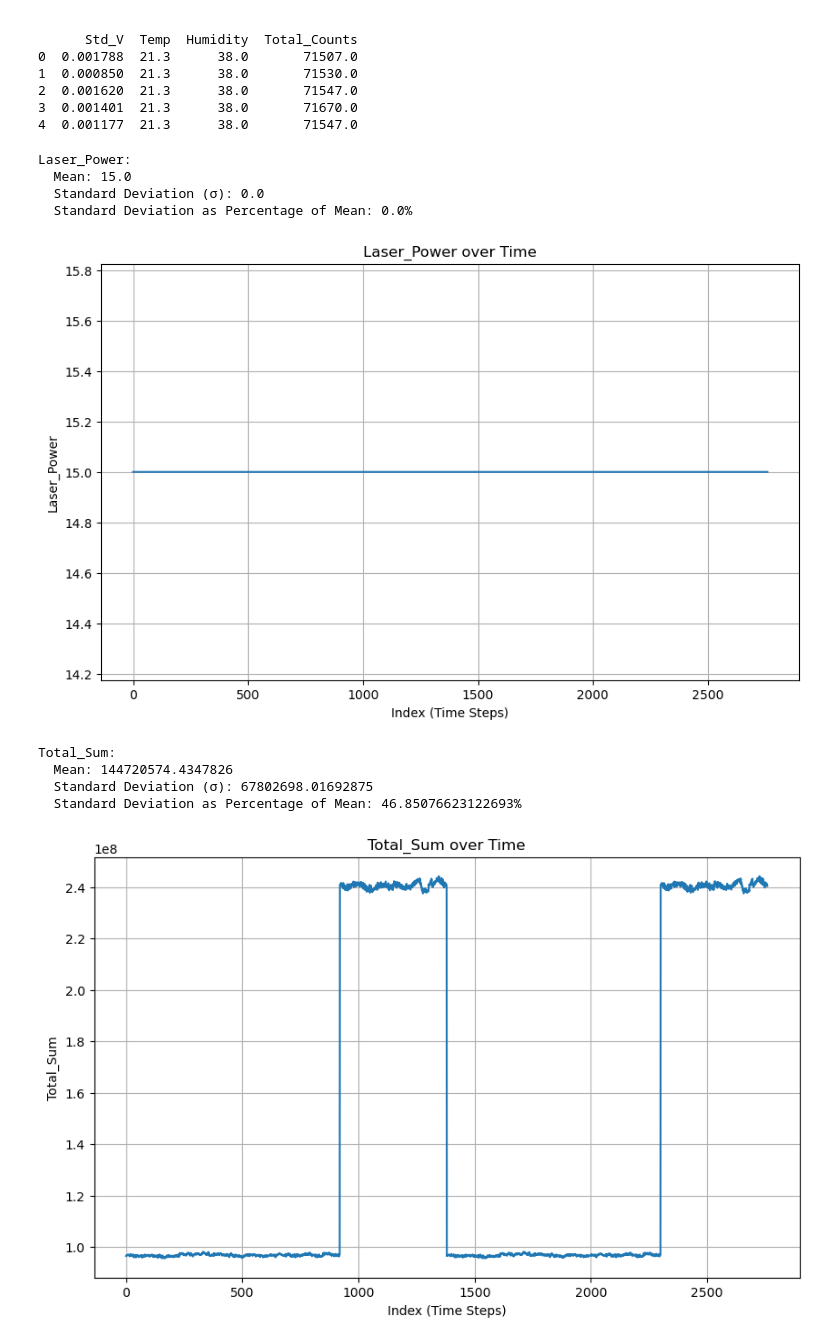
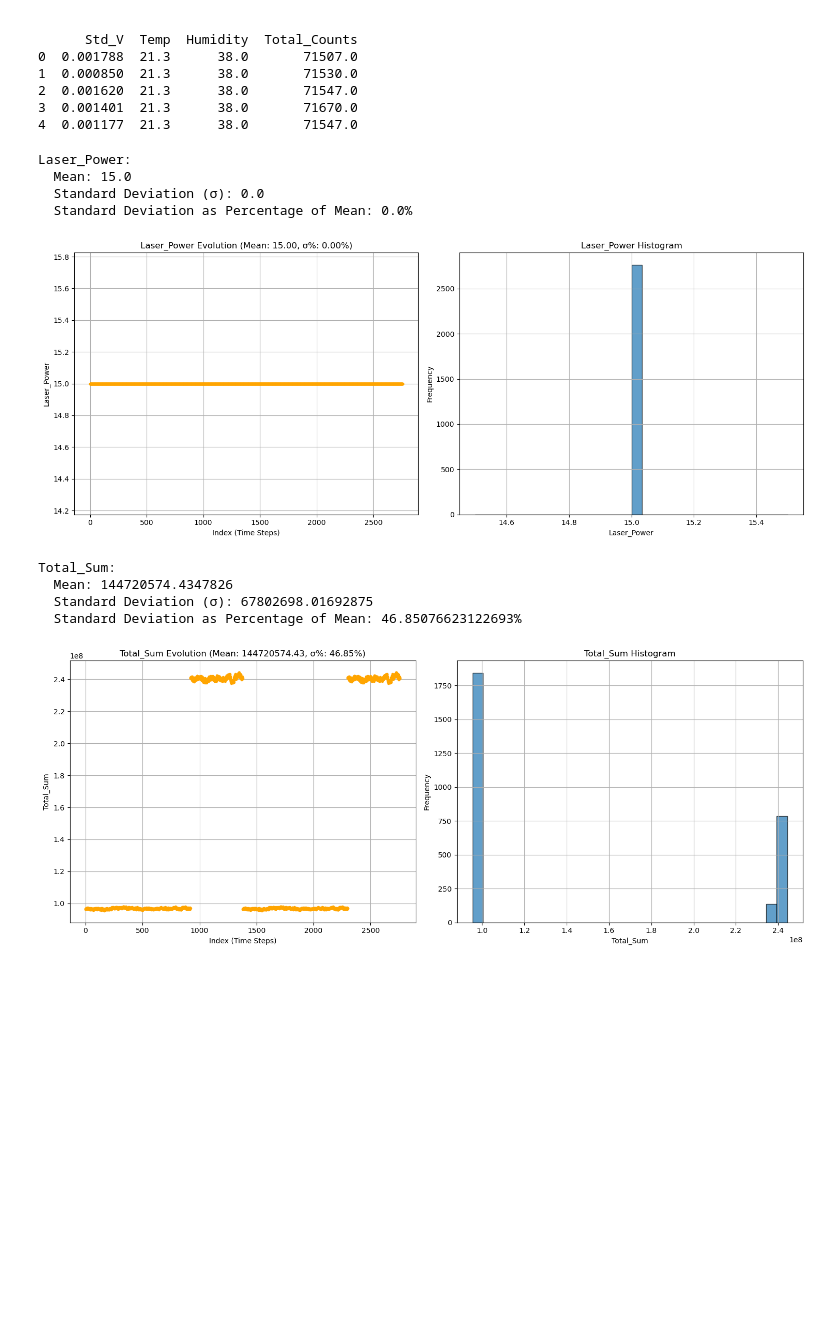
Before and after one commit to IFAEControl/sensors-analysis, a Jupyter notebook: Stability_Board.ipynb, the cells around one changed output. Drawn from its saved outputs; the diff is of its cells as text; code cells hidden in the pictures; blank space fills up the shorter version.

```diff
--- a/Stability_Board.ipynb
+++ b/Stability_Board.ipynb
@@ -54,42 +54,57 @@ ID_4_3.txt
 # %%
 import matplotlib.pyplot as plt
 # Plot each column except 'Date' and 'Time'
 columns_to_plot = ['Laser_Power', 'Total_Sum', 'Total_Sqr', 'V_Mean', 'Std_V', 'Temp', 'Humidity', 'Total_Counts']
 
 # Create a plot for each column
 for column in columns_to_plot:
     # Calculate mean and variance
     mean_value = final_df[column].mean()
     std_dev = final_df[column].std()  # Standard deviation
 
     # Calculate sigma as a percentage of the mean
     sigma_percentage = (std_dev / mean_value) * 100 if mean_value != 0 else 0
 
     # Print mean and sigma (standard deviation)
     print(f'{column}:')
     print(f'  Mean: {mean_value}')
     print(f'  Standard Deviation (σ): {std_dev}')
     print(f'  Standard Deviation as Percentage of Mean: {sigma_percentage}%')
 
 
-    plt.figure(figsize=(10, 6))
-    plt.plot(final_df[column])
-    plt.title(f'{column} over Time')
-    plt.xlabel('Index (Time Steps)')
-    plt.ylabel(column)
-    plt.grid(True)
+    # Create a subplot with 2 plots side by side (1 row, 2 columns)
+    fig, axs = plt.subplots(1, 2, figsize=(15, 6))  # Adjust the figure size as necessary
+
+    # Plot the evolution of values (line plot) on the left
+    axs[0].plot(final_df[column], '.', color='orange')
+    axs[0].set_title(f'{column} Evolution (Mean: {mean_value:.2f}, σ%: {sigma_percentage:.2f}%)')
+    axs[0].set_xlabel('Index (Time Steps)')
+    axs[0].set_ylabel(column)
+    axs[0].grid(True)
+
+    # Plot the histogram on the right
+    axs[1].hist(final_df[column], bins=30, edgecolor='black', alpha=0.7)
+    axs[1].set_title(f'{column} Histogram')
+    axs[1].set_xlabel(column)
+    axs[1].set_ylabel('Frequency')
+    axs[1].grid(True)
+
+    # Adjust the layout to prevent overlapping
+    plt.tight_layout()
+
+    # Show the combined plots
     plt.show()
 # %% [output]
 Laser_Power:
   Mean: 15.0
   Standard Deviation (σ): 0.0
   Standard Deviation as Percentage of Mean: 0.0%
-[figure, old version]
+[figure, new version]
 Total_Sum:
   Mean: 144720574.4347826
   Standard Deviation (σ): 67802698.01692875
   Standard Deviation as Percentage of Mean: 46.85076623122693%
-[figure, old version]
+[figure, new version]
 Total_Sqr:
   Mean: 356956862338.40436
   Standard Deviation (σ): 319718904723.8403
```
Also changed, not shown: parts of 1 cell of this notebook.
